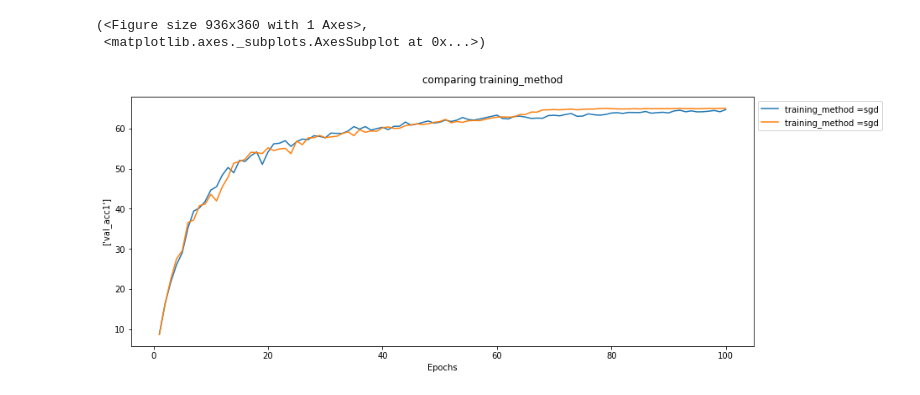
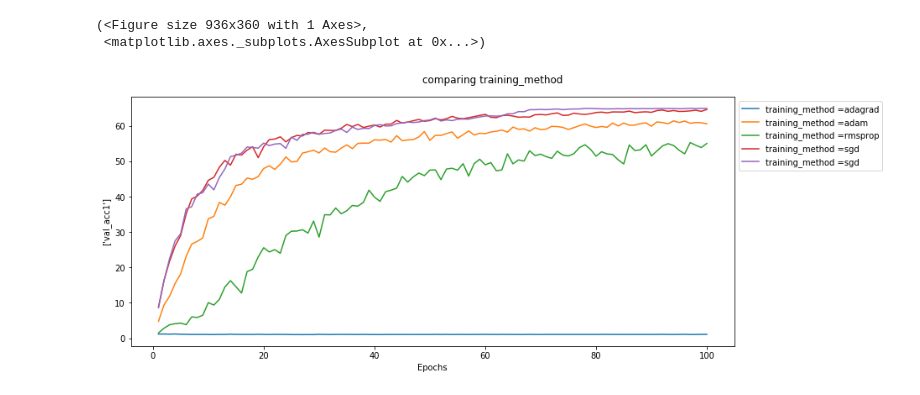
Before and after one commit to pedro-dreyer/masters_code, a Jupyter notebook: notebooks/best_cifar_10_in_cifar_100.ipynb, the cells around one changed output. Cells and saved outputs as stored; diff of their text form; code cells hidden in the pictures.

Commit message:
new tests

```diff
--- a/notebooks/best_cifar_10_in_cifar_100.ipynb
+++ b/notebooks/best_cifar_10_in_cifar_100.ipynb
@@ -15,6 +14,6 @@ test_experiment = full_experiment.filter_parameters({'training_method':'sgd'})
 # %%
-test_experiment.plot_compare_graph(parameters_to_compare=['training_method'], result_to_compare=['val_acc1'])
+full_experiment.plot_compare_graph(parameters_to_compare=['training_method'], result_to_compare=['val_acc1'])
 # %% [output]
 (<Figure size 936x360 with 1 Axes>,
  <matplotlib.axes._subplots.AxesSubplot at 0x...>)
-[figure, old version]
+[figure, new version]
```
Also changed, not shown: parts of 3 cells of this notebook, 14 other files.
